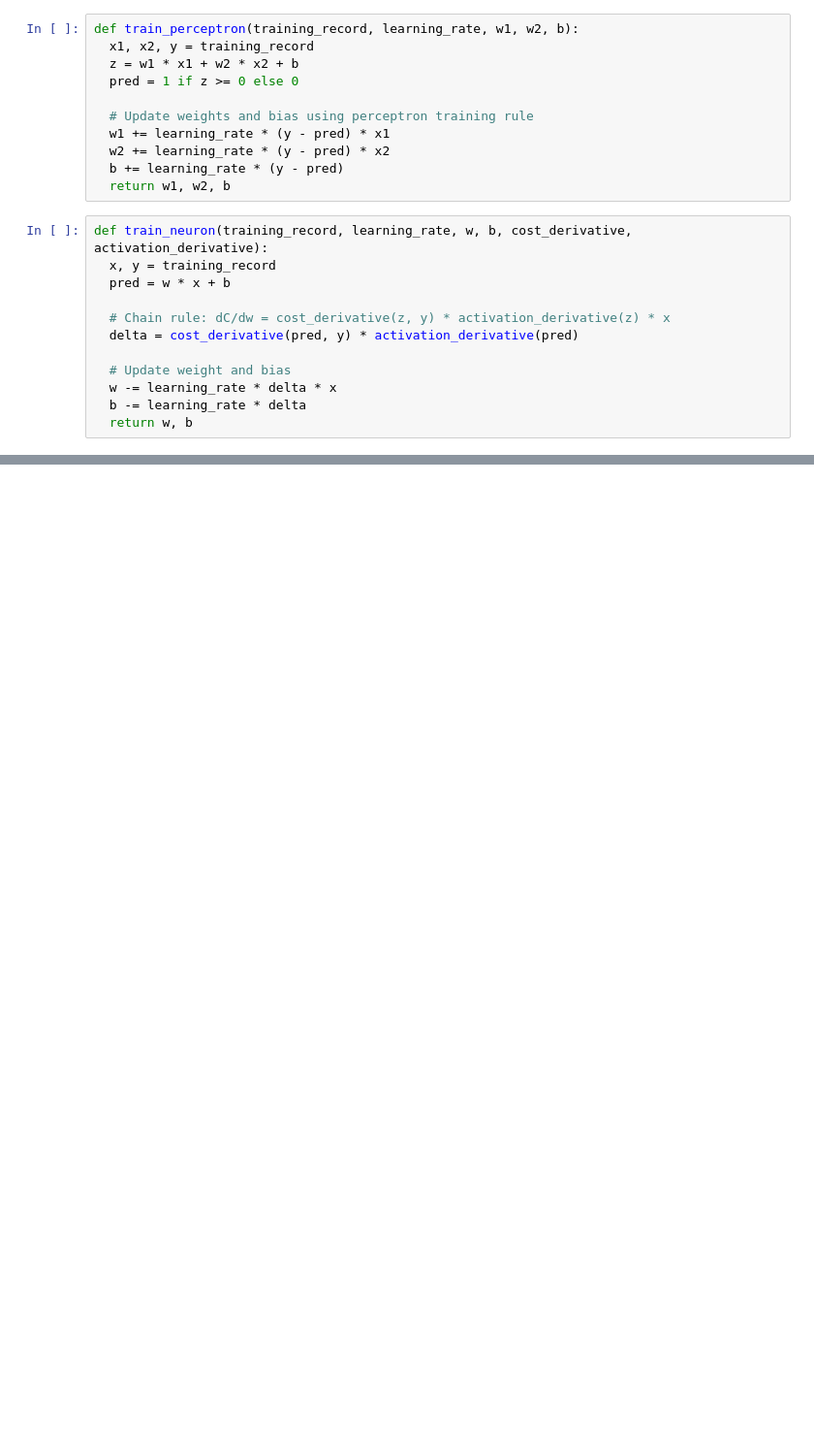
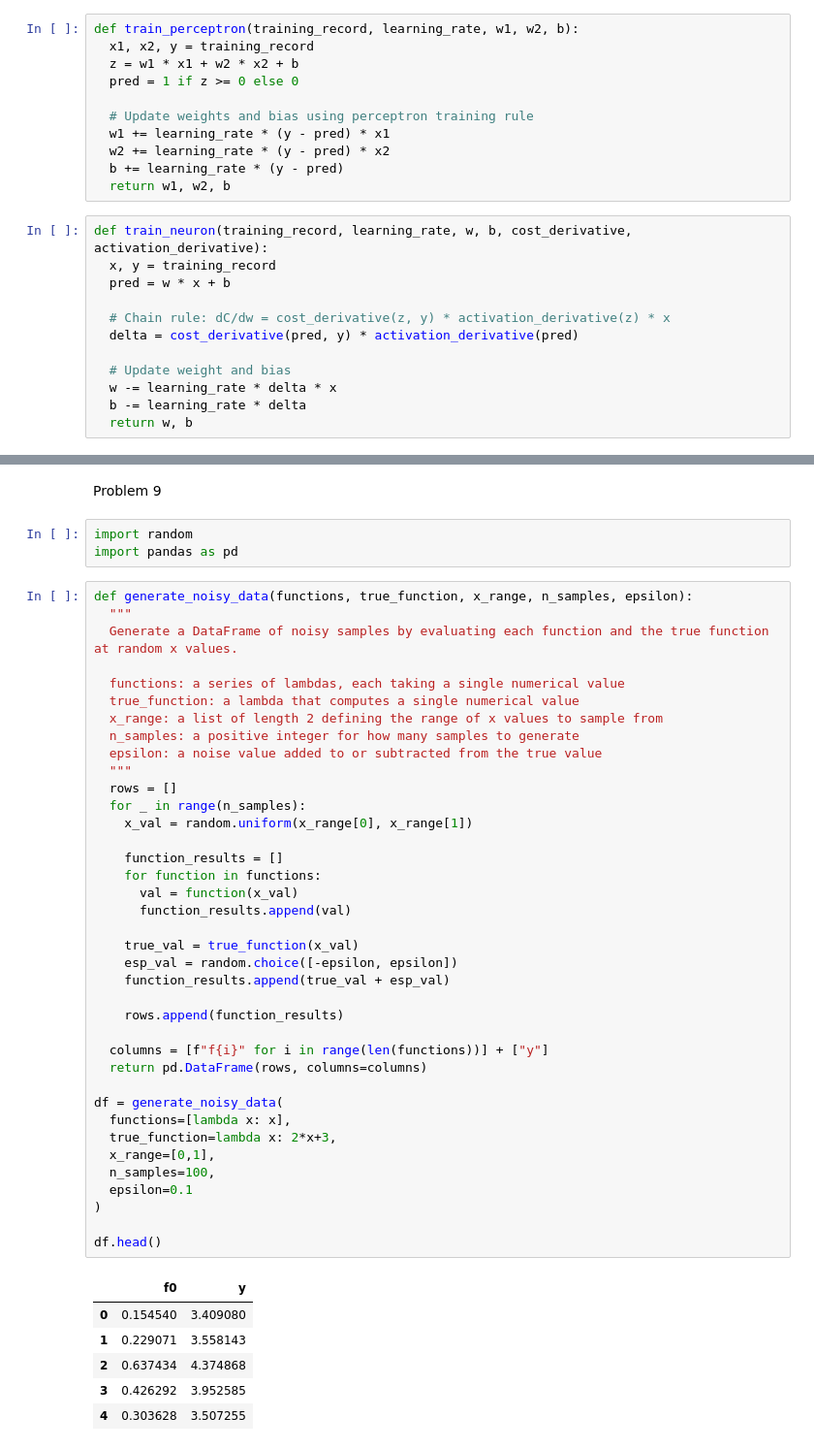
Before and after one commit to dburkhart07/CS-6220, a Jupyter notebook: homework3/homework3.ipynb, the cells around one changed output, grey strips where cells are left out. Shown at 97% size. Drawn from its saved outputs; the diff is of its cells as text; blank space fills up the shorter version.

```diff
--- a/homework3/homework3.ipynb
+++ b/homework3/homework3.ipynb
@@ -139,0 +252,50 @@ def train_neuron(training_record, learning_rate, w, b, cost_derivative, activati
+# %% [markdown]
+Problem 9
+# %%
+import random
+import pandas as pd
+# %%
+def generate_noisy_data(functions, true_function, x_range, n_samples, epsilon):
+  """
+  Generate a DataFrame of noisy samples by evaluating each function and the true function at random x values.
+
+  functions: a series of lambdas, each taking a single numerical value
+  true_function: a lambda that computes a single numerical value
+  x_range: a list of length 2 defining the range of x values to sample from
+  n_samples: a positive integer for how many samples to generate
+  epsilon: a noise value added to or subtracted from the true value
+  """
+  rows = []
+  for _ in range(n_samples):
+    x_val = random.uniform(x_range[0], x_range[1])
+
+    function_results = []
+    for function in functions:
+      val = function(x_val)
+      function_results.append(val)
+
+    true_val = true_function(x_val)
+    esp_val = random.choice([-epsilon, epsilon])
+    function_results.append(true_val + esp_val)
+
+    rows.append(function_results)
+
+  columns = [f"f{i}" for i in range(len(functions))] + ["y"]
+  return pd.DataFrame(rows, columns=columns)
+
+df = generate_noisy_data(
+  functions=[lambda x: x],
+  true_function=lambda x: 2*x+3,
+  x_range=[0,1],
+  n_samples=100,
+  epsilon=0.1
+)
+
+df.head()
+# %% [output]
+|  | f0 | y |
+| 0 | 0.154540 | 3.409080 |
+| 1 | 0.229071 | 3.558143 |
+| 2 | 0.637434 | 4.374868 |
+| 3 | 0.426292 | 3.952585 |
+| 4 | 0.303628 | 3.507255 |
```
Also changed, not shown: parts of 15 cells of this notebook, 11 other files.
